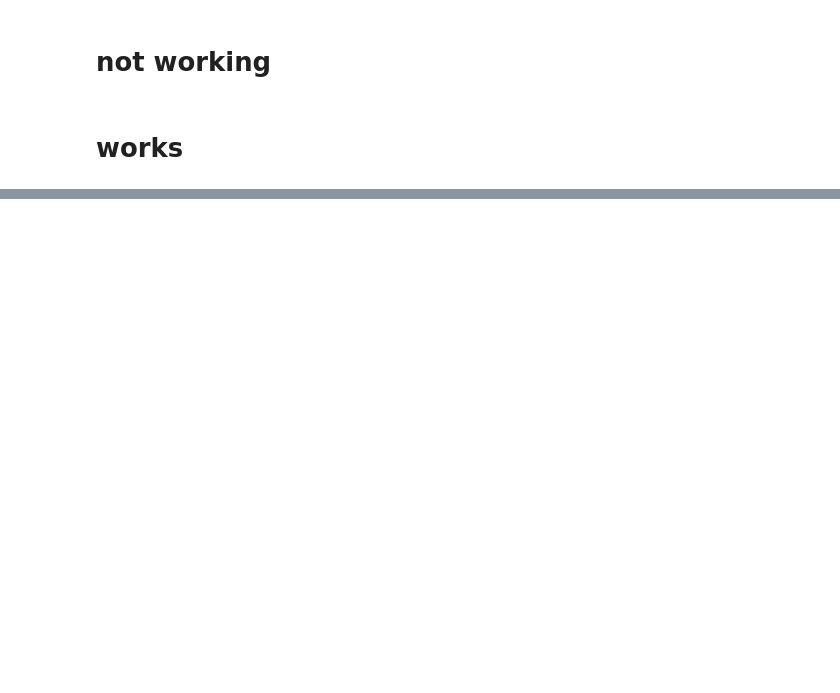
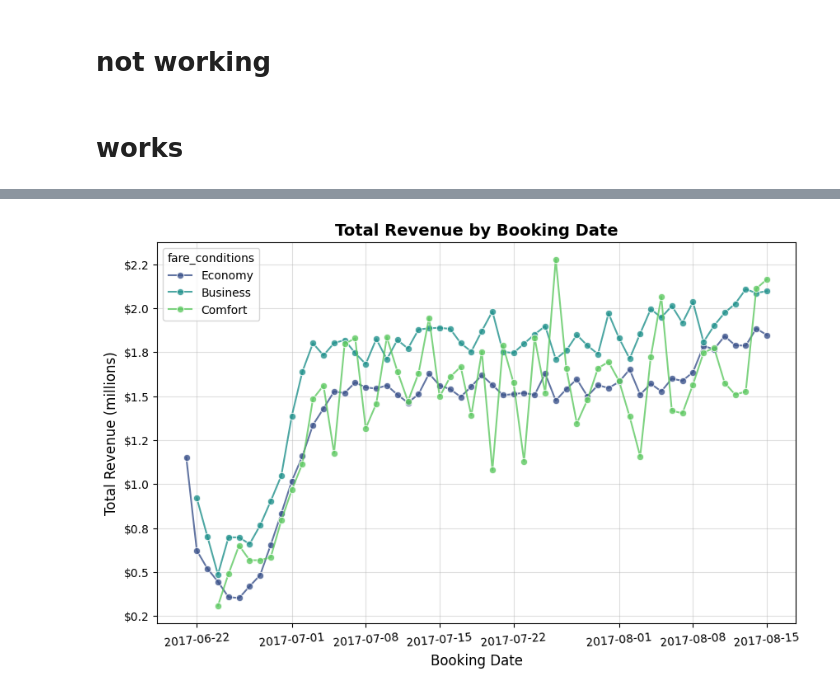
Before and after one commit to Daviedavie100/SQL_Projects, a Jupyter notebook: data.ipynb, the cells around one changed output, grey strips where cells are left out. Saved outputs shown, nothing was run; the diff lists cells and outputs as text; code cells hidden in the pictures; blank space fills up the shorter version.

```diff
--- a/data.ipynb
+++ b/data.ipynb
@@ -1177,3 +1201,43 @@ LIMIT 10;'''
+# %%
+# Total Revenue Collected by Booking Date
+querry="""
+SELECT
+        strftime('%Y-%m-%d', datetime(tb.booking_date)) AS booking_date,
+        tb.fare_conditions,
+        COUNT (tb.ticket_no) AS total_tickets,
+        SUM(tb.total_amount) AS total_amount
+FROM (
+        SELECT t.ticket_no,
+                t.passenger_id,
+                datetime(substr(b.book_date, 1, 19)) AS booking_date,
+                tf.fare_conditions,
+                b.total_amount
+        FROM tickets t
+        JOIN bookings b
+        ON t.book_ref = b.book_ref
+        JOIN ticket_flights tf
+        ON t.ticket_no = tf.ticket_no
+) AS tb
+GROUP BY booking_date;
+"""
+df=pd.read_sql_query(querry, sqlite_conn)
+df['booking_date'] = pd.to_datetime(df['booking_date'])
+
+plt.figure(figsize=(10, 6))
+sns.lineplot(x='booking_date', y='total_amount', data=df, hue='fare_conditions',
+             palette='viridis', alpha=0.8, marker='o', errorbar=None)
+plt.gca().yaxis.set_major_formatter(lambda x, _: f'${x/1e6:.1f}' if x < 1e6 else f'${x/1e6:.1f}')
+
+
+plt.xticks(rotation=5)
+plt.grid(axis='y', linestyle='-', alpha=0.4)
+plt.grid(axis='x', linestyle='-', alpha=0.4)
+plt.xlabel('Booking Date', fontsize=12)
+plt.ylabel('Total Revenue (millions)', fontsize=12)
+plt.title('Total Revenue by Booking Date', fontsize=14, fontweight='bold')
+plt.show();
+# %% [output]
+[figure, added]
 # %%
 %%sql
 SELECT
```
Also changed, not shown: parts of 5 cells of this notebook.
